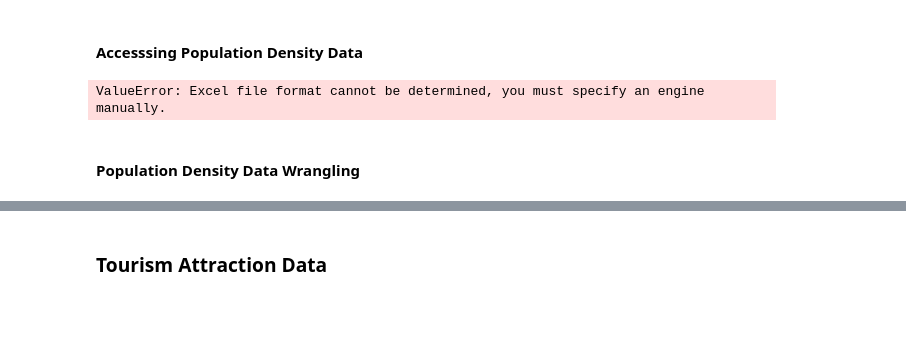
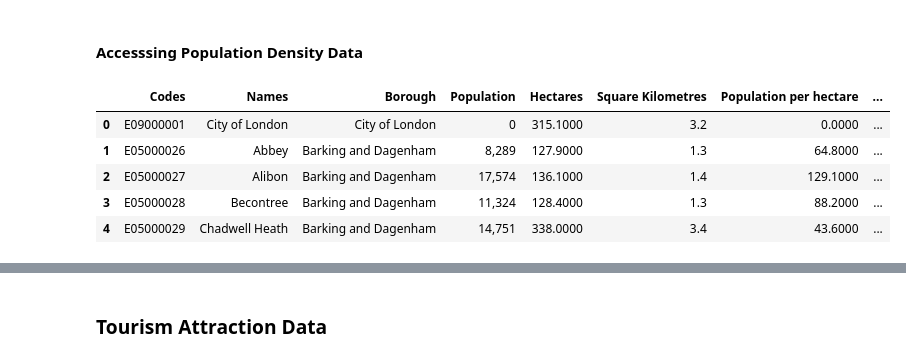
Before and after one commit to JinJiang22/fsds_GroupWork, a Jupyter notebook: independent_var.ipynb, the cells around one changed output, grey strips where cells are left out. Cells and saved outputs as stored; diff of their text form; code cells hidden in the pictures; blank space fills up the shorter version.

```diff
--- a/independent_var.ipynb
+++ b/independent_var.ipynb
@@ -49,10 +49,16 @@ Our data includes:
 ### Population Density Data
 # %% [markdown]
 #### Accesssing Population Density Data
-# %%
-url = ("https://github.com/JinJiang22/fsds_GroupWork/blob/main/data/population_density_2022.xlsx")
-pd.read_excel(url, index_col=None, header=None)
-# %% [output]
-ValueError: Excel file format cannot be determined, you must specify an engine manually.
-# %% [markdown]
-#### Population Density Data Wrangling
+# %%
+# Read the file from github repo URL
+url = "https://raw.githubusercontent.com/JinJiang22/fsds_GroupWork/main/data/population_density_2022.csv"
+pd_df= pd.read_csv(url, sep=";")
+
+pd_df.head(5)
+# %% [output]
+|  | Codes | Names | Borough | Population | Hectares | Square Kilometres | Population per hectare | ... |
+| 0 | E09000001 | City of London | City of London | 0 | 315.1000 | 3.2 | 0.0000 | ... |
+| 1 | E05000026 | Abbey | Barking and Dagenham | 8,289 | 127.9000 | 1.3 | 64.8000 | ... |
+| 2 | E05000027 | Alibon | Barking and Dagenham | 17,574 | 136.1000 | 1.4 | 129.1000 | ... |
+| 3 | E05000028 | Becontree | Barking and Dagenham | 11,324 | 128.4000 | 1.3 | 88.2000 | ... |
+| 4 | E05000029 | Chadwell Heath | Barking and Dagenham | 14,751 | 338.0000 | 3.4 | 43.6000 | ... |
```
Also changed, not shown: parts of 7 cells of this notebook, 1 other file.
